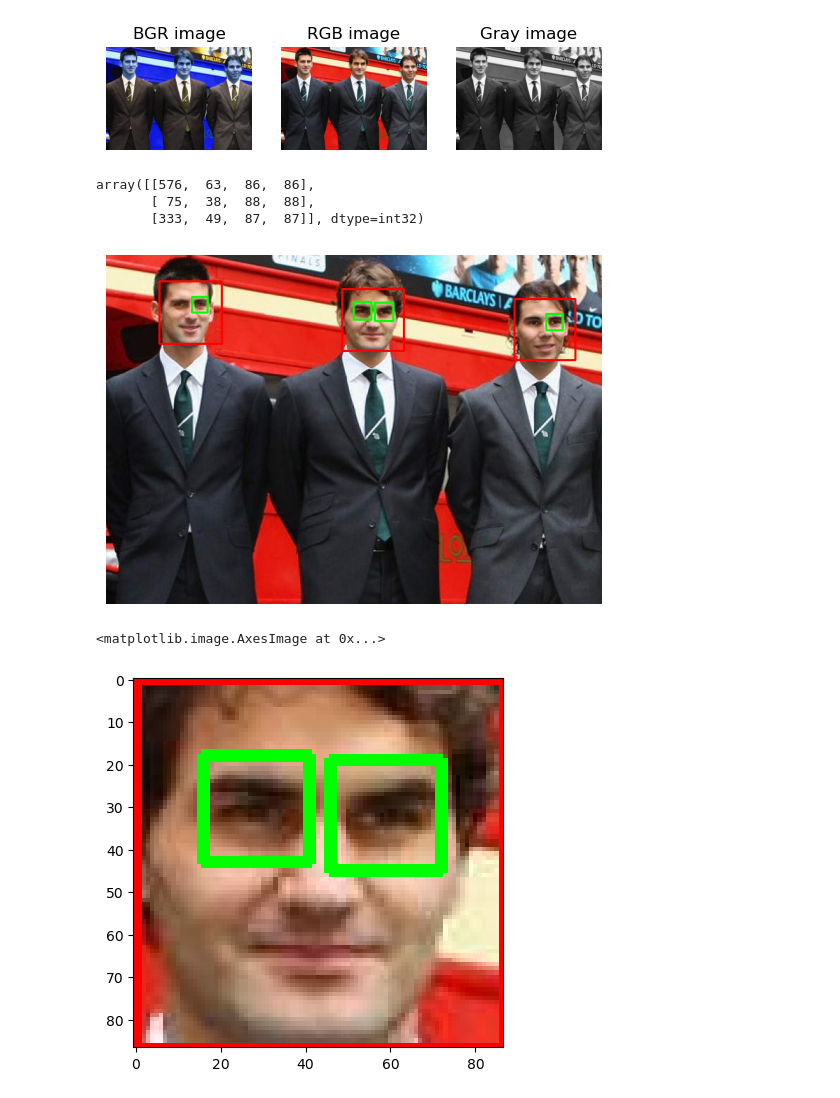
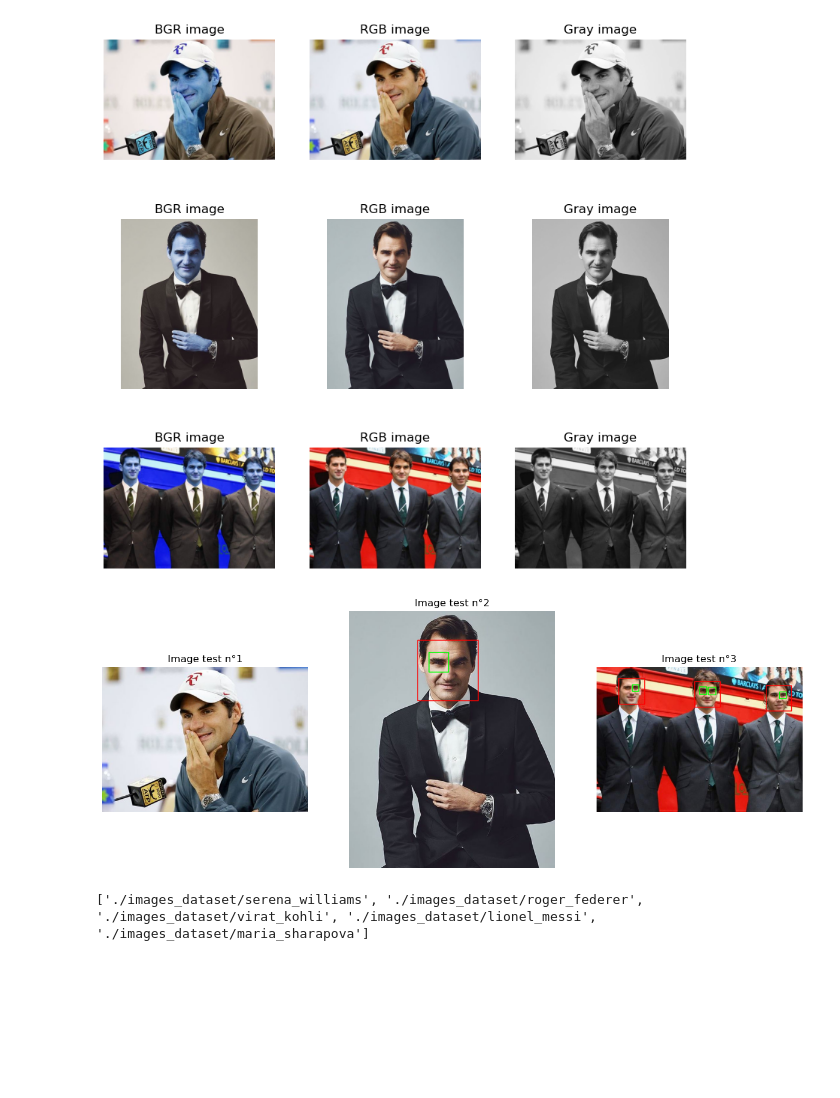
Before and after one commit to Clement1103/data_science_projects, a Jupyter notebook: sports_celebrities_classification/sports_celebrities_classification.ipynb, the cells around one changed output. Drawn from its saved outputs; the diff is of its cells as text; code cells hidden in the pictures; blank space fills up the shorter version.

```diff
--- a/sports_celebrities_classification/sports_celebrities_classification.ipynb
+++ b/sports_celebrities_classification/sports_celebrities_classification.ipynb
@@ -6,44 +7,45 @@ import cv2
 # %%
-img_test = cv2.imread('./test_images/federer3.jpg')
-plt.subplot(1,3,1), plt.imshow(img_test)
-plt.title('BGR image')
-plt.axis('off')
-img_rgb = cv2.cvtColor(img_test, cv2.COLOR_BGR2RGB)
-plt.subplot(1,3,2), plt.imshow(img_rgb)
-plt.title('RGB image')
-plt.axis('off')
-img_gray = cv2.cvtColor(img_test, cv2.COLOR_BGR2GRAY)
-plt.subplot(1,3,3), plt.imshow(img_gray, cmap = 'gray')
-plt.title('Gray image')
-plt.axis('off')
+path_img_tests = [('./test_images/federer'+str(i)+'.jpg') for i in range(1,4)]
+plt.figure(figsize=(10,10))
+for i in range(1,4):
+    img_test = cv2.imread(path_img_tests[i-1])
+    plt.subplot(3,3,3*(i-1) + 1), plt.imshow(img_test)
+    plt.title('BGR image')
+    plt.axis('off')
+    img_rgb = cv2.cvtColor(img_test, cv2.COLOR_BGR2RGB)
+    plt.subplot(3,3,3*(i-1) + 2), plt.imshow(img_rgb)
+    plt.title('RGB image')
+    plt.axis('off')
+    img_gray = cv2.cvtColor(img_test, cv2.COLOR_BGR2GRAY)
+    plt.subplot(3,3,3*(i-1) + 3), plt.imshow(img_gray, cmap = 'gray')
+    plt.title('Gray image')
+    plt.axis('off')
 plt.show()
 # %% [output]
-[figure, old version]
+[figure, new version]
 # %%
 face_cascade = cv2.CascadeClassifier('./opencv/haarcascades/haarcascade_frontalface_default.xml')
 eyes_cascade = cv2.CascadeClassifier('./opencv/haarcascades/haarcascade_eye.xml')
-# %%
-face = face_cascade.detectMultiScale(img_gray, 1.2, 5)
-face
-# %% [output]
-array([[576,  63,  86,  86],
-       [ 75,  38,  88,  88],
-       [333,  49,  87,  87]], dtype=int32)
 # %%
-for (x,y,w,h) in face:
-    face_img = cv2.rectangle(img_rgb,(x,y),(x+w,y+h),(255,0,0),2)
-    roi_gray = img_gray[y:y+h, x:x+w]
-    roi_rgb = face_img[y:y+h, x:x+w]
-    eyes = eyes_cascade.detectMultiScale(roi_gray)
-    for (ex, ey, ew, eh) in eyes:
-        cv2.rectangle(roi_rgb,(ex,ey),(ex+ew,ey+eh),(0,255,0),2)
-plt.imshow(face_img, cmap='gray')
-plt.axis('off')
+index_subplot=0
+plt.figure(figsize=(15, 15))
+for img_path in path_img_tests:
+    index_subplot += 1
+    image = cv2.imread(img_path)
+    img_rgb = cv2.cvtColor(image, cv2.COLOR_BGR2RGB)
+    img_gray = cv2.cvtColor(image, cv2.COLOR_BGR2GRAY)
+    face = face_cascade.detectMultiScale(img_gray, scaleFactor=1.2, minNeighbors=5)
+    face_img = img_rgb.copy()
+    for (x,y,w,h) in face:
+        face_img = cv2.rectangle(img_rgb,(x,y),(x+w,y+h),(255,0,0),2)
+        roi_gray = img_gray[y:y+h, x:x+w]
+        roi_rgb = face_img[y:y+h, x:x+w]
+        eyes = eyes_cascade.detectMultiScale(roi_gray)
+        for (ex, ey, ew, eh) in eyes:
+            cv2.rectangle(roi_rgb,(ex,ey),(ex+ew,ey+eh),(0,255,0),2)
+    plt.subplot(1,3,index_subplot), plt.imshow(face_img, cmap='gray')
+    plt.axis('off')
+    plt.title('Image test n°' + str(index_subplot))
 plt.show()
 # %% [output]
-[figure, old version]
+[figure, new version]
-# %%
-plt.imshow(img_rgb[49:49+87,333:333+87])
-# %% [output]
-<matplotlib.image.AxesImage at 0x...>
-[figure, removed]
@@ -49,0 +98,4 @@ plt.imshow(img_rgb[49:49+87,333:333+87])
+# %%
+print(img_dirs)
+# %% [output]
+['./images_dataset/serena_williams', './images_dataset/roger_federer', './images_dataset/virat_kohli', './images_dataset/lionel_messi', './images_dataset/maria_sharapova']
```
Also changed, not shown: parts of 10 cells of this notebook, 3 other files.
